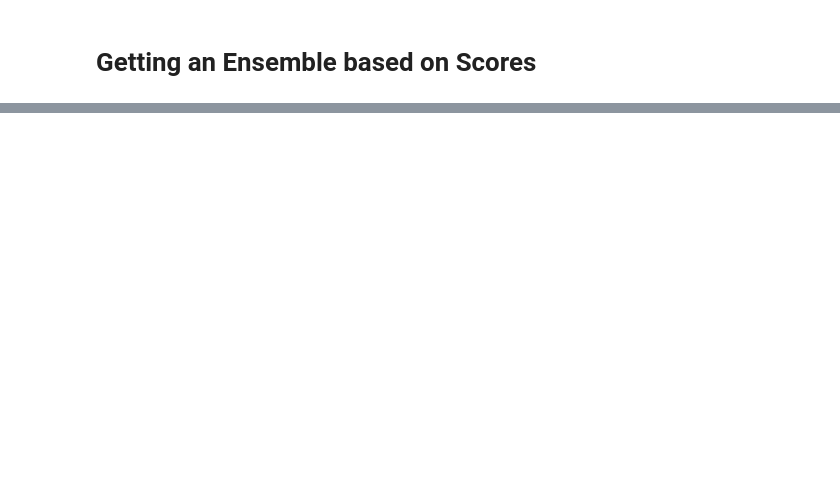
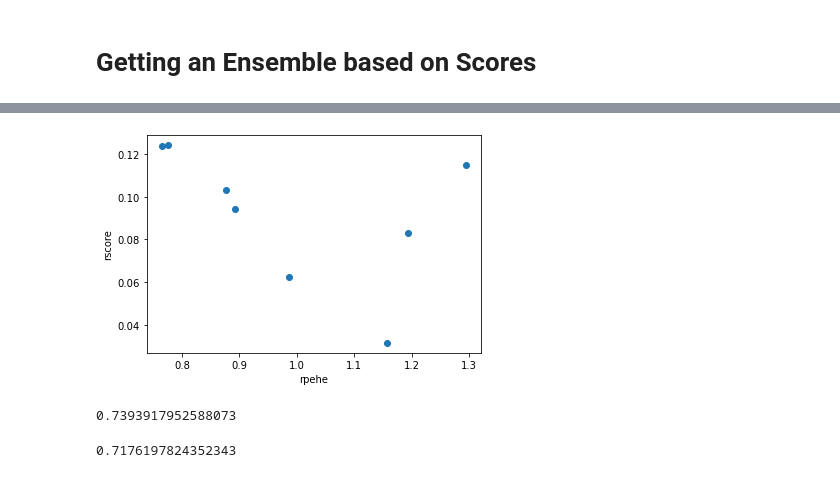
Before and after one commit to py-why/EconML, a Jupyter notebook: notebooks/RScorer.ipynb, the cells around one changed output, grey strips where cells are left out. Drawn from its saved outputs; the diff is of its cells as text; code cells hidden in the pictures; blank space fills up the shorter version.

```diff
--- a/notebooks/RScorer.ipynb
+++ b/notebooks/RScorer.ipynb
@@ -193,0 +224,7 @@ plt.show()
+# %%
+from joblib import Parallel, delayed
+
+def fit_model(name, model):
+    return name, model.fit(Y_train, T_train, X=X_train)
+
+models = Parallel(n_jobs=-1, verbose=1)(delayed(fit_model)(name, mdl) for name, mdl in models)
@@ -193,0 +235,29 @@ plt.show()
+# %%
+from econml.score import RScorer
+
+scorer = RScorer(model_y=reg(), model_t=clf(),
+                 discrete_treatment=True, n_splits=3)
+scorer.fit(Y_val, T_val, X=X_val)
+# %%
+rscore = [scorer.score(mdl) for _, mdl in models]
+# %%
+rootpehe = [np.sqrt(np.mean((expected_te.flatten() - mdl.effect(X).flatten())**2)) for _, mdl in models]
+# %%
+plt.scatter(rootpehe, rscore)
+plt.xlabel('rpehe')
+plt.ylabel('rscore')
+plt.show()
+# %% [output]
+[figure, added]
+# %%
+mdl, score  = scorer.best_model([mdl for _, mdl in models])
+rootpehe_best = np.sqrt(np.mean((expected_te_val.flatten() - mdl.effect(X_val).flatten())**2))
+rootpehe_best
+# %% [output]
+0.7393917952588073
+# %%
+mdl, score  = scorer.ensemble([mdl for _, mdl in models])
+rootpehe_ensemble = np.sqrt(np.mean((expected_te_val.flatten() - mdl.effect(X_val).flatten())**2))
+rootpehe_ensemble
+# %% [output]
+0.7176197824352343
```
Also changed, not shown: parts of 16 cells of this notebook.
